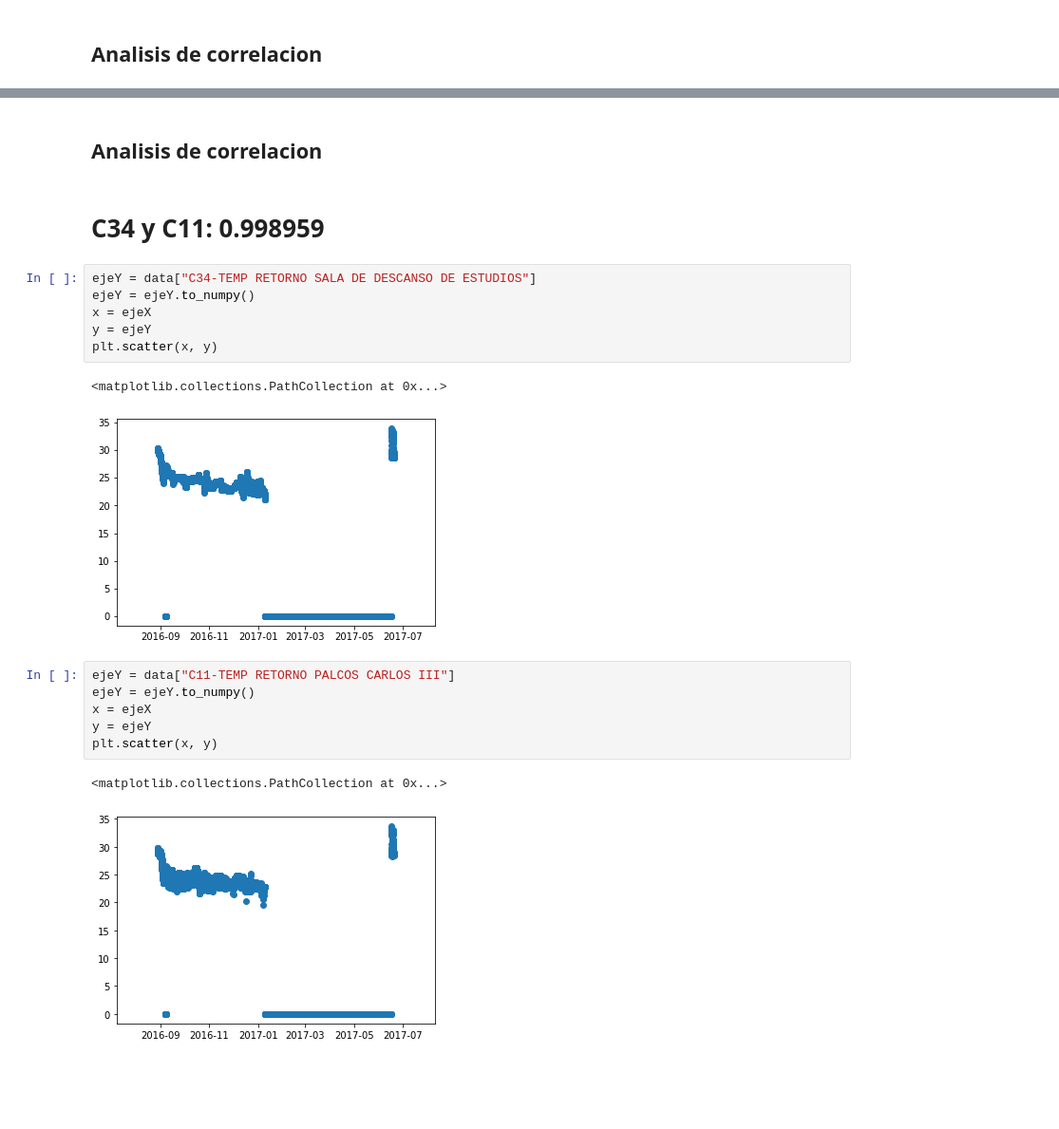
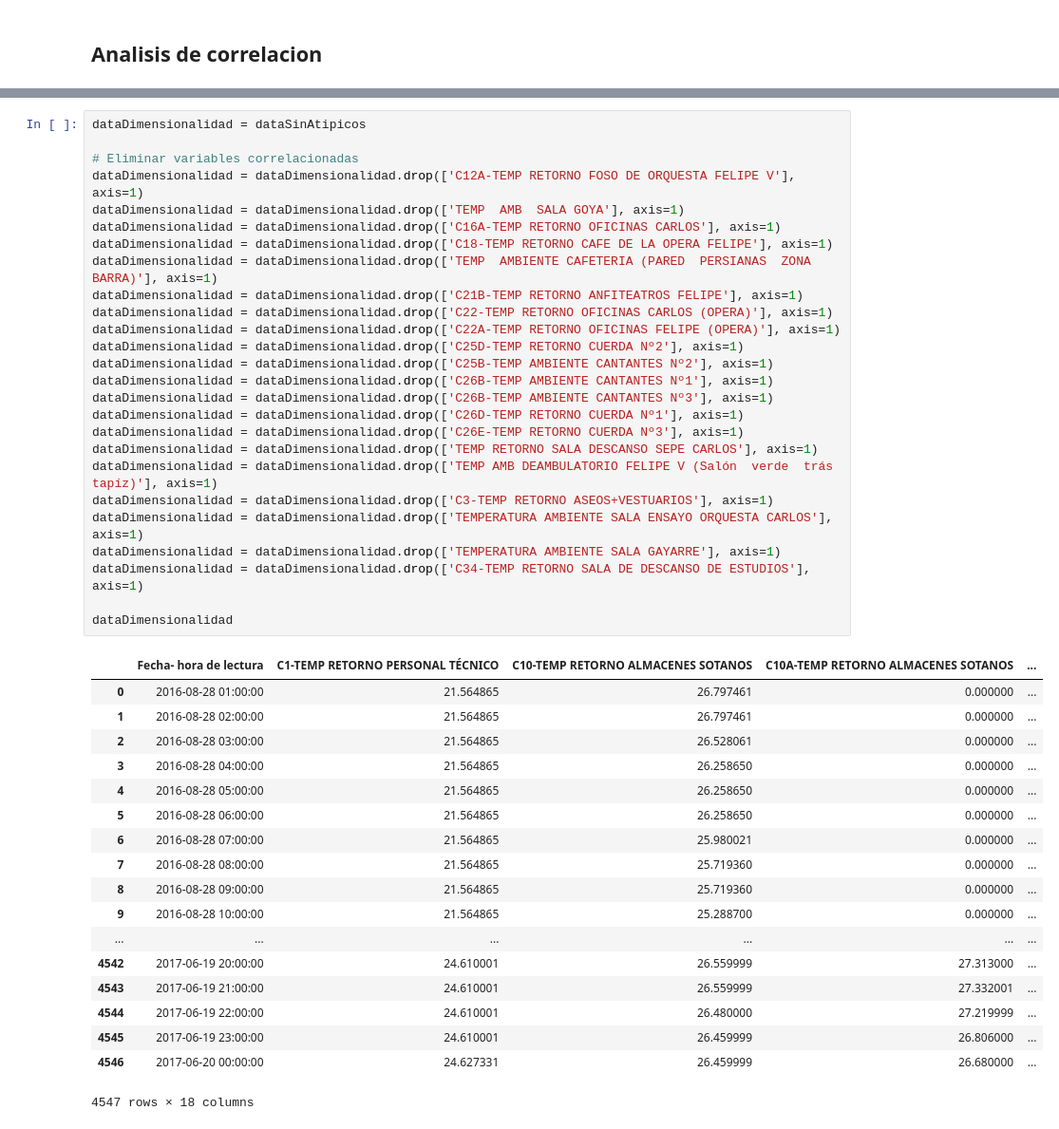
Before and after one commit to douglasag17/ML-SmartBuildings, a Jupyter notebook: PreparacionDeLosDatos/tem.ipynb, the cells around one changed output, grey strips where cells are left out. Shown at 95% size. Saved outputs shown, nothing was run; the diff lists cells and outputs as text; blank space fills up the shorter version.

Commit message:
reduciendo dimensionalidad

```diff
--- a/PreparacionDeLosDatos/tem.ipynb
+++ b/PreparacionDeLosDatos/tem.ipynb
@@ -267,22 +219,45 @@ plt.scatter(x, y)
-# %% [markdown]
-## Analisis de correlacion
-# %% [markdown]
-# C34 y C11: 0.998959
-# %%
-ejeY = data["C34-TEMP RETORNO SALA DE DESCANSO DE ESTUDIOS"]
-ejeY = ejeY.to_numpy()
-x = ejeX
-y = ejeY
-plt.scatter(x, y)
-# %% [output]
-<matplotlib.collections.PathCollection at 0x...>
-[figure, removed]
-# %%
-ejeY = data["C11-TEMP RETORNO PALCOS CARLOS III"]
-ejeY = ejeY.to_numpy()
-x = ejeX
-y = ejeY
-plt.scatter(x, y)
-# %% [output]
-<matplotlib.collections.PathCollection at 0x...>
-[figure, removed]
+# %%
+dataDimensionalidad = dataSinAtipicos
+
+# Eliminar variables correlacionadas
+dataDimensionalidad = dataDimensionalidad.drop(['C12A-TEMP RETORNO FOSO DE ORQUESTA FELIPE V'], axis=1)
+dataDimensionalidad = dataDimensionalidad.drop(['TEMP  AMB  SALA GOYA'], axis=1)
+dataDimensionalidad = dataDimensionalidad.drop(['C16A-TEMP RETORNO OFICINAS CARLOS'], axis=1)
+dataDimensionalidad = dataDimensionalidad.drop(['C18-TEMP RETORNO CAFE DE LA OPERA FELIPE'], axis=1)
+dataDimensionalidad = dataDimensionalidad.drop(['TEMP  AMBIENTE CAFETERIA (PARED  PERSIANAS  ZONA BARRA)'], axis=1)
+dataDimensionalidad = dataDimensionalidad.drop(['C21B-TEMP RETORNO ANFITEATROS FELIPE'], axis=1)
+dataDimensionalidad = dataDimensionalidad.drop(['C22-TEMP RETORNO OFICINAS CARLOS (OPERA)'], axis=1)
+dataDimensionalidad = dataDimensionalidad.drop(['C22A-TEMP RETORNO OFICINAS FELIPE (OPERA)'], axis=1)
+dataDimensionalidad = dataDimensionalidad.drop(['C25D-TEMP RETORNO CUERDA Nº2'], axis=1)
+dataDimensionalidad = dataDimensionalidad.drop(['C25B-TEMP AMBIENTE CANTANTES Nº2'], axis=1)
+dataDimensionalidad = dataDimensionalidad.drop(['C26B-TEMP AMBIENTE CANTANTES Nº1'], axis=1)
+dataDimensionalidad = dataDimensionalidad.drop(['C26B-TEMP AMBIENTE CANTANTES Nº3'], axis=1)
+dataDimensionalidad = dataDimensionalidad.drop(['C26D-TEMP RETORNO CUERDA Nº1'], axis=1)
+dataDimensionalidad = dataDimensionalidad.drop(['C26E-TEMP RETORNO CUERDA Nº3'], axis=1)
+dataDimensionalidad = dataDimensionalidad.drop(['TEMP RETORNO SALA DESCANSO SEPE CARLOS'], axis=1)
+dataDimensionalidad = dataDimensionalidad.drop(['TEMP AMB DEAMBULATORIO FELIPE V (Salón  verde  trás tapíz)'], axis=1)
+dataDimensionalidad = dataDimensionalidad.drop(['C3-TEMP RETORNO ASEOS+VESTUARIOS'], axis=1)
+dataDimensionalidad = dataDimensionalidad.drop(['TEMPERATURA AMBIENTE SALA ENSAYO ORQUESTA CARLOS'], axis=1)
+dataDimensionalidad = dataDimensionalidad.drop(['TEMPERATURA AMBIENTE SALA GAYARRE'], axis=1)
+dataDimensionalidad = dataDimensionalidad.drop(['C34-TEMP RETORNO SALA DE DESCANSO DE ESTUDIOS'], axis=1)
+
+dataDimensionalidad
+# %% [output]
+|  | Fecha- hora de lectura | C1-TEMP RETORNO PERSONAL TÉCNICO | C10-TEMP RETORNO ALMACENES SOTANOS | C10A-TEMP RETORNO ALMACENES SOTANOS | ... |
+| 0 | 2016-08-28 01:00:00 | 21.564865 | 26.797461 | 0.000000 | ... |
+| 1 | 2016-08-28 02:00:00 | 21.564865 | 26.797461 | 0.000000 | ... |
+| 2 | 2016-08-28 03:00:00 | 21.564865 | 26.528061 | 0.000000 | ... |
+| 3 | 2016-08-28 04:00:00 | 21.564865 | 26.258650 | 0.000000 | ... |
+| 4 | 2016-08-28 05:00:00 | 21.564865 | 26.258650 | 0.000000 | ... |
+| 5 | 2016-08-28 06:00:00 | 21.564865 | 26.258650 | 0.000000 | ... |
+| 6 | 2016-08-28 07:00:00 | 21.564865 | 25.980021 | 0.000000 | ... |
+| 7 | 2016-08-28 08:00:00 | 21.564865 | 25.719360 | 0.000000 | ... |
+| 8 | 2016-08-28 09:00:00 | 21.564865 | 25.719360 | 0.000000 | ... |
+| 9 | 2016-08-28 10:00:00 | 21.564865 | 25.288700 | 0.000000 | ... |
+| ... | ... | ... | ... | ... | ... |
+| 4542 | 2017-06-19 20:00:00 | 24.610001 | 26.559999 | 27.313000 | ... |
+| 4543 | 2017-06-19 21:00:00 | 24.610001 | 26.559999 | 27.332001 | ... |
+| 4544 | 2017-06-19 22:00:00 | 24.610001 | 26.480000 | 27.219999 | ... |
+| 4545 | 2017-06-19 23:00:00 | 24.610001 | 26.459999 | 26.806000 | ... |
+| 4546 | 2017-06-20 00:00:00 | 24.627331 | 26.459999 | 26.680000 | ... |
+4547 rows × 18 columns
```
Also changed, not shown: parts of 12 cells of this notebook.
